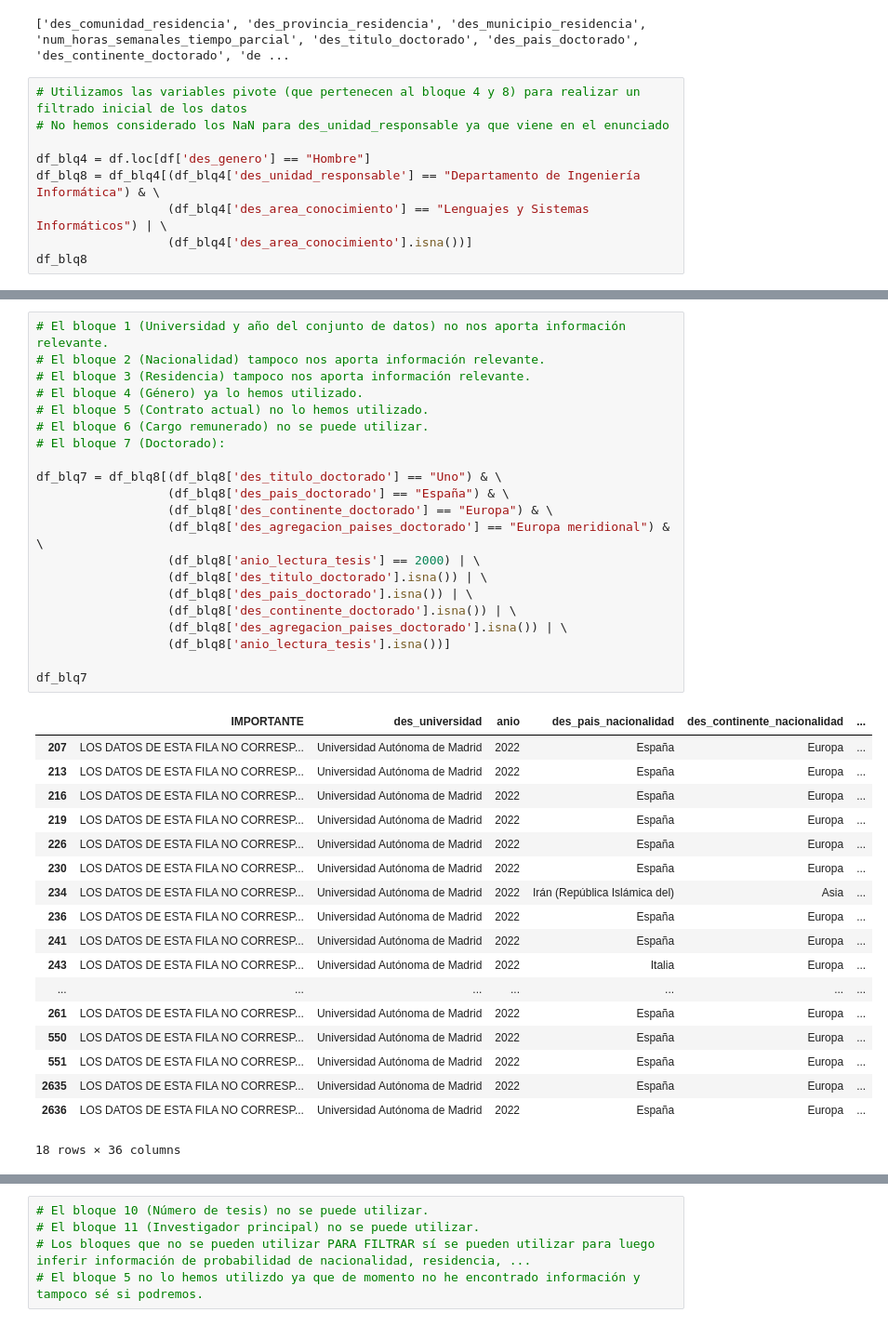
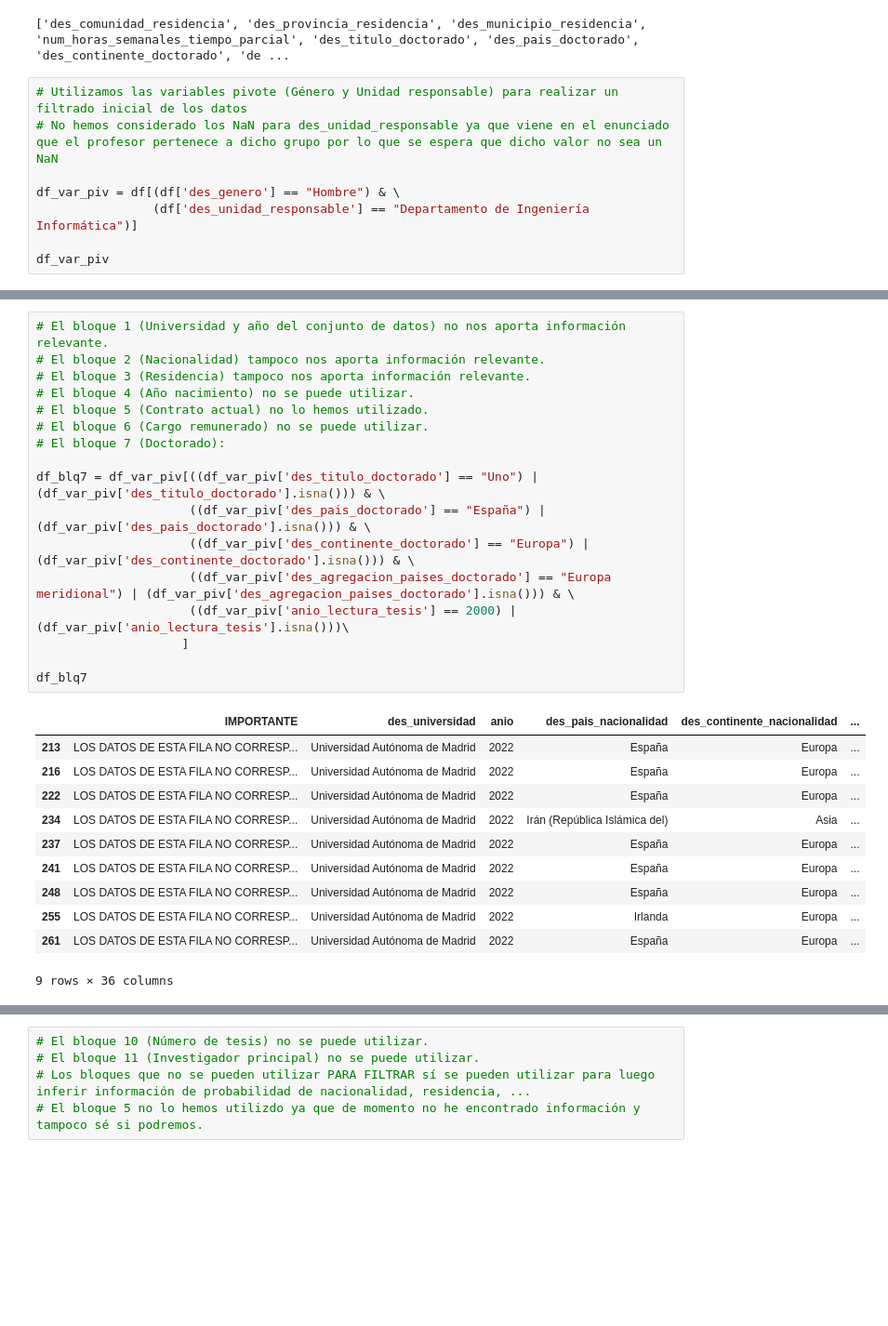
Before and after one commit to InigoMartinezCiriza/GD, a Jupyter notebook: prueba.ipynb, the cells around one changed output, grey strips where cells are left out. Shown: that part at 93% size. Saved outputs shown, nothing was run; the diff lists cells and outputs as text; blank space fills up the shorter version.

```diff
--- a/prueba.ipynb
+++ b/prueba.ipynb
@@ -57,14 +56,13 @@ print(columnas_nan)
 # %% [output]
 ['des_comunidad_residencia', 'des_provincia_residencia', 'des_municipio_residencia', 'num_horas_semanales_tiempo_parcial', 'des_titulo_doctorado', 'des_pais_doctorado', 'des_continente_doctorado', 'de ...
 # %%
-# Utilizamos las variables pivote (que pertenecen al bloque 4 y 8) para realizar un filtrado inicial de los datos
-# No hemos considerado los NaN para des_unidad_responsable ya que viene en el enunciado
+# Utilizamos las variables pivote (Género y Unidad responsable) para realizar un filtrado inicial de los datos
+# No hemos considerado los NaN para des_unidad_responsable ya que viene en el enunciado que el profesor pertenece a dicho grupo por lo que se espera que dicho valor no sea un NaN
 
-df_blq4 = df.loc[df['des_genero'] == "Hombre"]
-df_blq8 = df_blq4[(df_blq4['des_unidad_responsable'] == "Departamento de Ingeniería Informática") & \
-                  (df_blq4['des_area_conocimiento'] == "Lenguajes y Sistemas Informáticos") | \
-                  (df_blq4['des_area_conocimiento'].isna())]
-df_blq8
+df_var_piv = df[(df['des_genero'] == "Hombre") & \
+                (df['des_unidad_responsable'] == "Departamento de Ingeniería Informática")]
+
+df_var_piv
 # %% [output]
 |  | IMPORTANTE | des_universidad | anio | des_pais_nacionalidad | des_continente_nacionalidad | ... |
 | 207 | LOS DATOS DE ESTA FILA NO CORRESP... | Universidad Autónoma de Madrid | 2022 | España | Europa | ... |
@@ -87,40 +85,29 @@ df_blq8
 # %%
 # El bloque 1 (Universidad y año del conjunto de datos) no nos aporta información relevante.
 # El bloque 2 (Nacionalidad) tampoco nos aporta información relevante.
 # El bloque 3 (Residencia) tampoco nos aporta información relevante.
-# El bloque 4 (Género) ya lo hemos utilizado.
+# El bloque 4 (Año nacimiento) no se puede utilizar.
 # El bloque 5 (Contrato actual) no lo hemos utilizado.
 # El bloque 6 (Cargo remunerado) no se puede utilizar.
 # El bloque 7 (Doctorado):
 
-df_blq7 = df_blq8[(df_blq8['des_titulo_doctorado'] == "Uno") & \
-                  (df_blq8['des_pais_doctorado'] == "España") & \
-                  (df_blq8['des_continente_doctorado'] == "Europa") & \
-                  (df_blq8['des_agregacion_paises_doctorado'] == "Europa meridional") & \
-                  (df_blq8['anio_lectura_tesis'] == 2000) | \
-                  (df_blq8['des_titulo_doctorado'].isna()) | \
-                  (df_blq8['des_pais_doctorado'].isna()) | \
-                  (df_blq8['des_continente_doctorado'].isna()) | \
-                  (df_blq8['des_agregacion_paises_doctorado'].isna()) | \
-                  (df_blq8['anio_lectura_tesis'].isna())]
+df_blq7 = df_var_piv[((df_var_piv['des_titulo_doctorado'] == "Uno") | (df_var_piv['des_titulo_doctorado'].isna())) & \
+                     ((df_var_piv['des_pais_doctorado'] == "España") | (df_var_piv['des_pais_doctorado'].isna())) & \
+                     ((df_var_piv['des_continente_doctorado'] == "Europa") | (df_var_piv['des_continente_doctorado'].isna())) & \
+                     ((df_var_piv['des_agregacion_paises_doctorado'] == "Europa meridional") | (df_var_piv['des_agregacion_paises_doctorado'].isna())) & \
+                     ((df_var_piv['anio_lectura_tesis'] == 2000) | (df_var_piv['anio_lectura_tesis'].isna()))\
+                    ]
 
 df_blq7
 # %% [output]
 |  | IMPORTANTE | des_universidad | anio | des_pais_nacionalidad | des_continente_nacionalidad | ... |
-| 207 | LOS DATOS DE ESTA FILA NO CORRESP... | Universidad Autónoma de Madrid | 2022 | España | Europa | ... |
 | 213 | LOS DATOS DE ESTA FILA NO CORRESP... | Universidad Autónoma de Madrid | 2022 | España | Europa | ... |
 | 216 | LOS DATOS DE ESTA FILA NO CORRESP... | Universidad Autónoma de Madrid | 2022 | España | Europa | ... |
-| 219 | LOS DATOS DE ESTA FILA NO CORRESP... | Universidad Autónoma de Madrid | 2022 | España | Europa | ... |
-| 226 | LOS DATOS DE ESTA FILA NO CORRESP... | Universidad Autónoma de Madrid | 2022 | España | Europa | ... |
-| 230 | LOS DATOS DE ESTA FILA NO CORRESP... | Universidad Autónoma de Madrid | 2022 | España | Europa | ... |
+| 222 | LOS DATOS DE ESTA FILA NO CORRESP... | Universidad Autónoma de Madrid | 2022 | España | Europa | ... |
 | 234 | LOS DATOS DE ESTA FILA NO CORRESP... | Universidad Autónoma de Madrid | 2022 | Irán (República Islámica del) | Asia | ... |
-| 236 | LOS DATOS DE ESTA FILA NO CORRESP... | Universidad Autónoma de Madrid | 2022 | España | Europa | ... |
+| 237 | LOS DATOS DE ESTA FILA NO CORRESP... | Universidad Autónoma de Madrid | 2022 | España | Europa | ... |
 | 241 | LOS DATOS DE ESTA FILA NO CORRESP... | Universidad Autónoma de Madrid | 2022 | España | Europa | ... |
-| 243 | LOS DATOS DE ESTA FILA NO CORRESP... | Universidad Autónoma de Madrid | 2022 | Italia | Europa | ... |
-| ... | ... | ... | ... | ... | ... | ... |
+| 248 | LOS DATOS DE ESTA FILA NO CORRESP... | Universidad Autónoma de Madrid | 2022 | España | Europa | ... |
+| 255 | LOS DATOS DE ESTA FILA NO CORRESP... | Universidad Autónoma de Madrid | 2022 | Irlanda | Europa | ... |
 | 261 | LOS DATOS DE ESTA FILA NO CORRESP... | Universidad Autónoma de Madrid | 2022 | España | Europa | ... |
-| 550 | LOS DATOS DE ESTA FILA NO CORRESP... | Universidad Autónoma de Madrid | 2022 | España | Europa | ... |
-| 551 | LOS DATOS DE ESTA FILA NO CORRESP... | Universidad Autónoma de Madrid | 2022 | España | Europa | ... |
-| 2635 | LOS DATOS DE ESTA FILA NO CORRESP... | Universidad Autónoma de Madrid | 2022 | España | Europa | ... |
-| 2636 | LOS DATOS DE ESTA FILA NO CORRESP... | Universidad Autónoma de Madrid | 2022 | España | Europa | ... |
-18 rows × 36 columns
+9 rows × 36 columns
```
Also changed, not shown: parts of 4 cells of this notebook.
